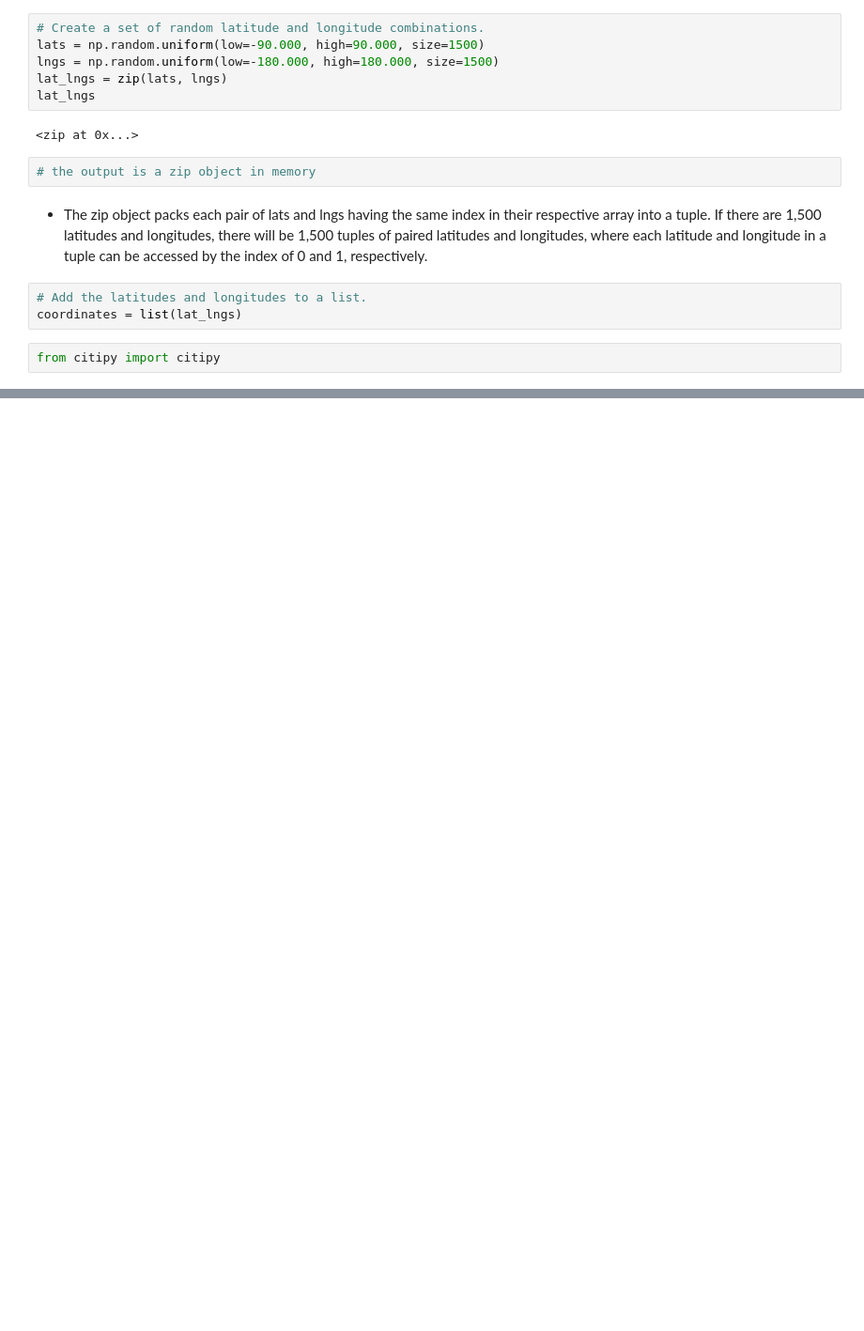
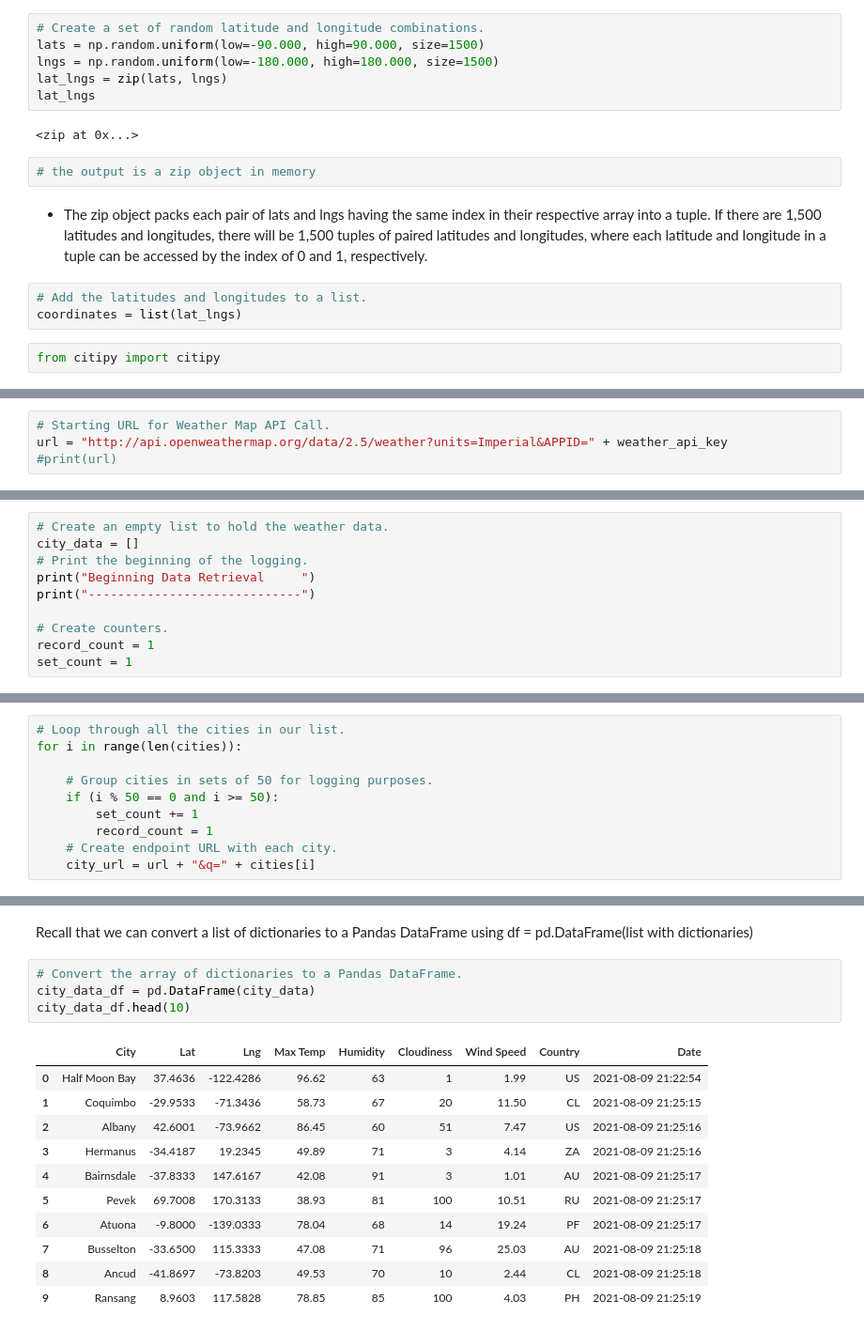
Before and after one commit to sprad1/World_Weather_Analysis, a Jupyter notebook: WeatherPy.ipynb, the cells around one changed output, grey strips where cells are left out. Shown at 94% size. Saved outputs shown, nothing was run; the diff lists cells and outputs as text; blank space fills up the shorter version.

Commit message:
modified gitignore and WeatherPy

```diff
--- a/WeatherPy.ipynb
+++ b/WeatherPy.ipynb
@@ -41,0 +50,4 @@ len(cities)
+# %%
+# Starting URL for Weather Map API Call.
+url = "http://api.openweathermap.org/data/2.5/weather?units=Imperial&APPID=" + weather_api_key
+#print(url)
@@ -41,0 +57,10 @@ len(cities)
+# %%
+# Create an empty list to hold the weather data.
+city_data = []
+# Print the beginning of the logging.
+print("Beginning Data Retrieval     ")
+print("-----------------------------")
+
+# Create counters.
+record_count = 1
+set_count = 1
@@ -41,0 +70,10 @@ len(cities)
+# %%
+# Loop through all the cities in our list.
+for i in range(len(cities)):
+
+    # Group cities in sets of 50 for logging purposes.
+    if (i % 50 == 0 and i >= 50):
+        set_count += 1
+        record_count = 1
+    # Create endpoint URL with each city.
+    city_url = url + "&q=" + cities[i]
@@ -41,0 +147,18 @@ len(cities)
+# %% [markdown]
+Recall that we can convert a list of dictionaries to a Pandas DataFrame using df = pd.DataFrame(list with dictionaries)
+# %%
+# Convert the array of dictionaries to a Pandas DataFrame.
+city_data_df = pd.DataFrame(city_data)
+city_data_df.head(10)
+# %% [output]
+|  | City | Lat | Lng | Max Temp | Humidity | Cloudiness | Wind Speed | Country | Date |
+| 0 | Half Moon Bay | 37.4636 | -122.4286 | 96.62 | 63 | 1 | 1.99 | US | 2021-08-09 21:22:54 |
+| 1 | Coquimbo | -29.9533 | -71.3436 | 58.73 | 67 | 20 | 11.50 | CL | 2021-08-09 21:25:15 |
+| 2 | Albany | 42.6001 | -73.9662 | 86.45 | 60 | 51 | 7.47 | US | 2021-08-09 21:25:16 |
+| 3 | Hermanus | -34.4187 | 19.2345 | 49.89 | 71 | 3 | 4.14 | ZA | 2021-08-09 21:25:16 |
+| 4 | Bairnsdale | -37.8333 | 147.6167 | 42.08 | 91 | 3 | 1.01 | AU | 2021-08-09 21:25:17 |
+| 5 | Pevek | 69.7008 | 170.3133 | 38.93 | 81 | 100 | 10.51 | RU | 2021-08-09 21:25:17 |
+| 6 | Atuona | -9.8000 | -139.0333 | 78.04 | 68 | 14 | 19.24 | PF | 2021-08-09 21:25:17 |
+| 7 | Busselton | -33.6500 | 115.3333 | 47.08 | 71 | 96 | 25.03 | AU | 2021-08-09 21:25:18 |
+| 8 | Ancud | -41.8697 | -73.8203 | 49.53 | 70 | 10 | 2.44 | CL | 2021-08-09 21:25:18 |
+| 9 | Ransang | 8.9603 | 117.5828 | 78.85 | 85 | 100 | 4.03 | PH | 2021-08-09 21:25:19 |
```
Also changed, not shown: parts of 9 cells of this notebook, 1 other file.
